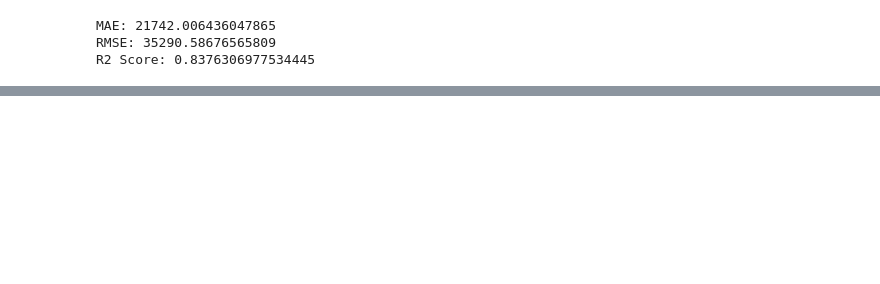
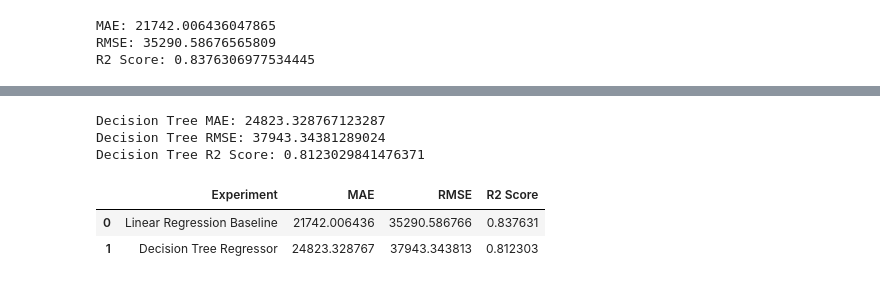
Before and after one commit to raghadnedal/house-price-prediction, a Jupyter notebook: house_price_prediction.ipynb, the cells around one changed output, grey strips where cells are left out. Saved outputs shown, nothing was run; the diff lists cells and outputs as text; code cells hidden in the pictures; blank space fills up the shorter version.

```diff
--- a/house_price_prediction.ipynb
+++ b/house_price_prediction.ipynb
@@ -421,0 +460,38 @@ R2 Score: 0.8376306977534445
+# %%
+from sklearn.tree import DecisionTreeRegressor
+from sklearn.metrics import mean_absolute_error ,mean_squared_error,r2_score
+tree_model=DecisionTreeRegressor(random_state=42)
+tree_model.fit(X_train,y_train)
+y_pred_tree=tree_model.predict(X_test)
+mae_tree=mean_absolute_error(y_test,y_pred_tree)
+mse_tree=mean_squared_error(y_test,y_pred_tree)
+rmse_tree=np.sqrt(mse_tree)
+r2_tree=r2_score(y_test,y_pred_tree)
+
+print("Decision Tree MAE:", mae_tree)
+print("Decision Tree RMSE:", rmse_tree)
+print("Decision Tree R2 Score:", r2_tree)
+# %% [output]
+Decision Tree MAE: 24823.328767123287
+Decision Tree RMSE: 37943.34381289024
+Decision Tree R2 Score: 0.8123029841476371
+# %%
+results = []
+results.append({
+    "Experiment": "Linear Regression Baseline",
+    "MAE": mae,
+    "RMSE": rmse,
+    "R2 Score": r2
+})
+results.append({
+    "Experiment": "Decision Tree Regressor",
+    "MAE": mae_tree,
+    "RMSE": rmse_tree,
+    "R2 Score": r2_tree
+})
+results_df=pd.DataFrame(results)
+results_df
+# %% [output]
+|  | Experiment | MAE | RMSE | R2 Score |
+| 0 | Linear Regression Baseline | 21742.006436 | 35290.586766 | 0.837631 |
+| 1 | Decision Tree Regressor | 24823.328767 | 37943.343813 | 0.812303 |
```
Also changed, not shown: parts of 21 cells of this notebook.
